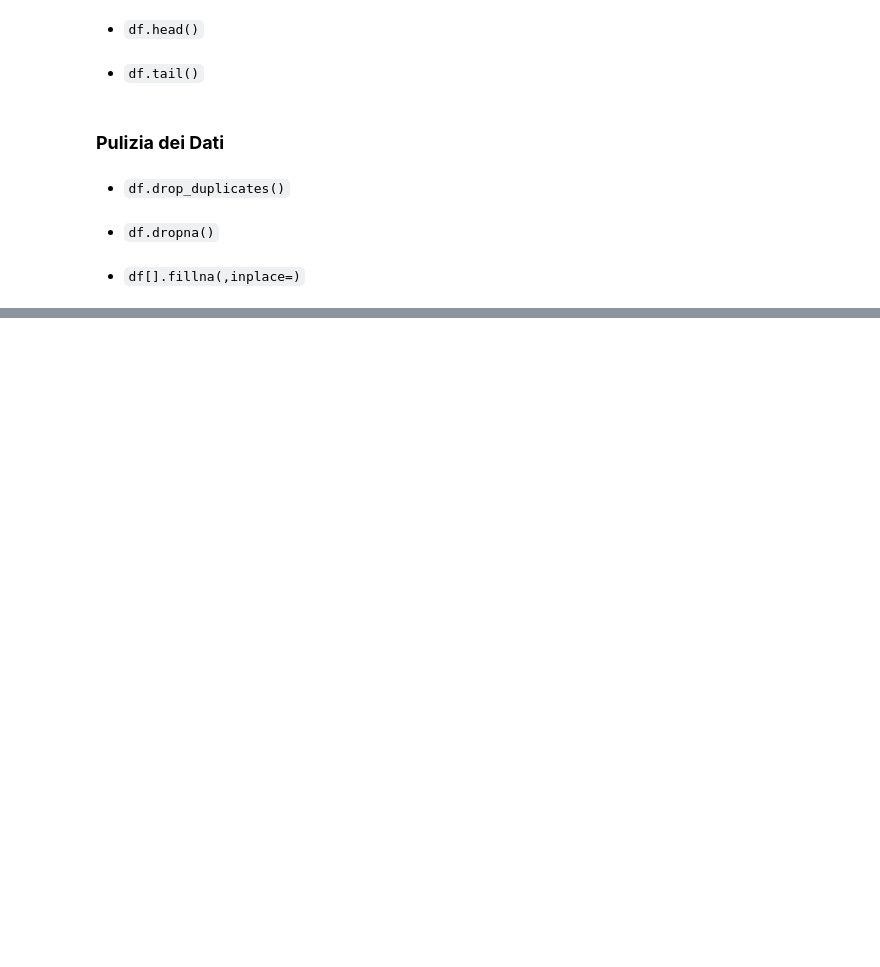
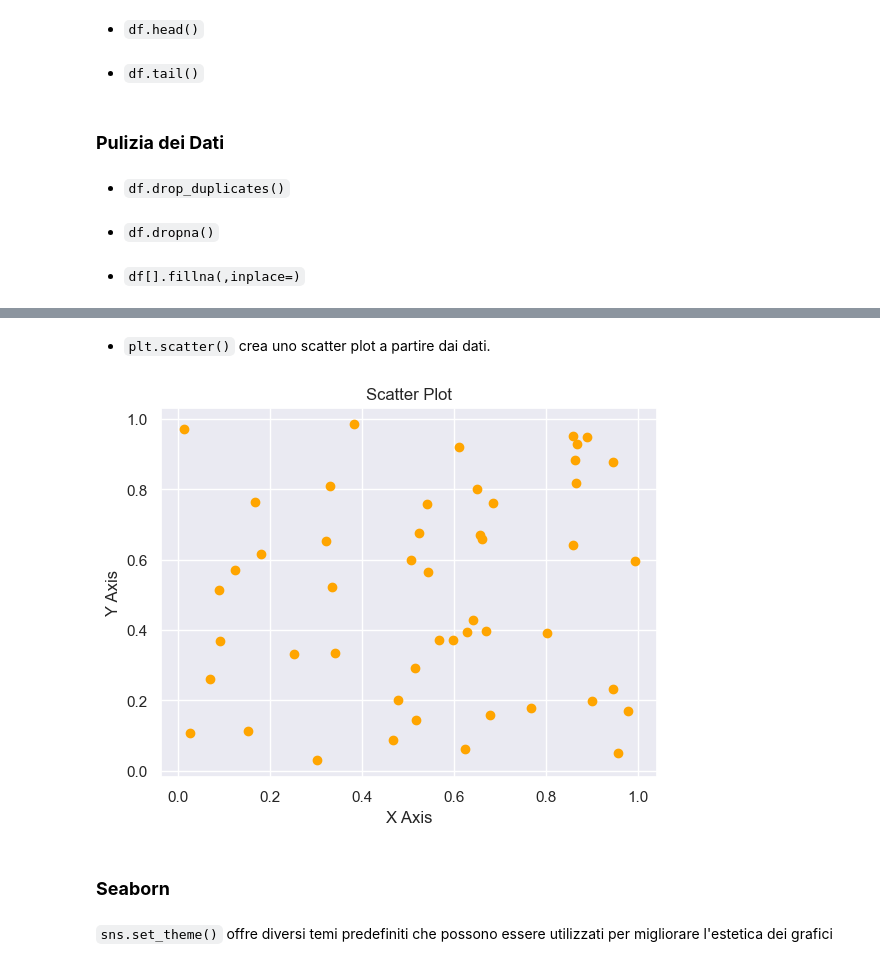
Before and after one commit to itsmartinax/Academy-Data-Science-Martina-Curcio, a Jupyter notebook: LibrerieML.ipynb, the cells around one changed output, grey strips where cells are left out. Saved outputs shown, nothing was run; the diff lists cells and outputs as text; code cells hidden in the pictures; blank space fills up the shorter version.

```diff
--- a/LibrerieML.ipynb
+++ b/LibrerieML.ipynb
@@ -232,0 +253,20 @@ statistics, e la manipolazione di date e orari.
+# %% [markdown]
+* `plt.scatter()` crea uno scatter plot a partire dai dati.
+# %%
+import numpy as np
+
+x = np.random.rand(50)
+y = np.random.rand(50)
+
+plt.figure()
+plt.scatter(x, y, color='orange')
+plt.title('Scatter Plot')
+plt.xlabel('X Axis')
+plt.ylabel('Y Axis')
+plt.show()
+# %% [output]
+[figure, added]
+# %% [markdown]
+### **Seaborn**
+# %% [markdown]
+`sns.set_theme()` offre diversi temi predefiniti che possono essere utilizzati per migliorare l'estetica dei grafici
```
Also changed, not shown: parts of 24 cells of this notebook, 2 other files.
